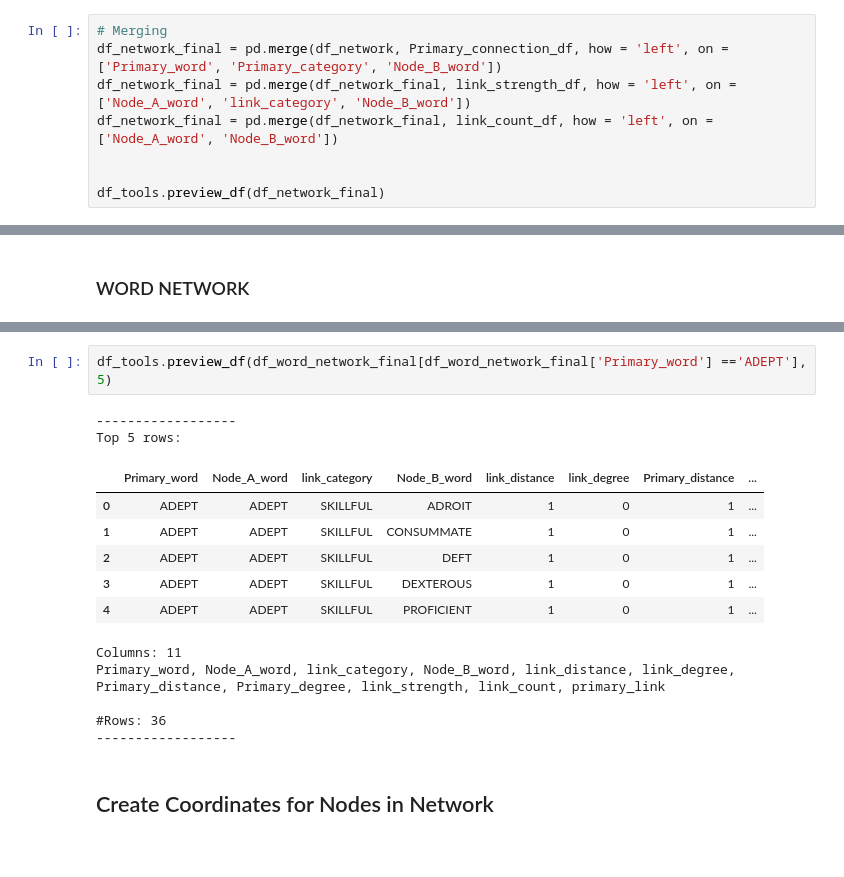
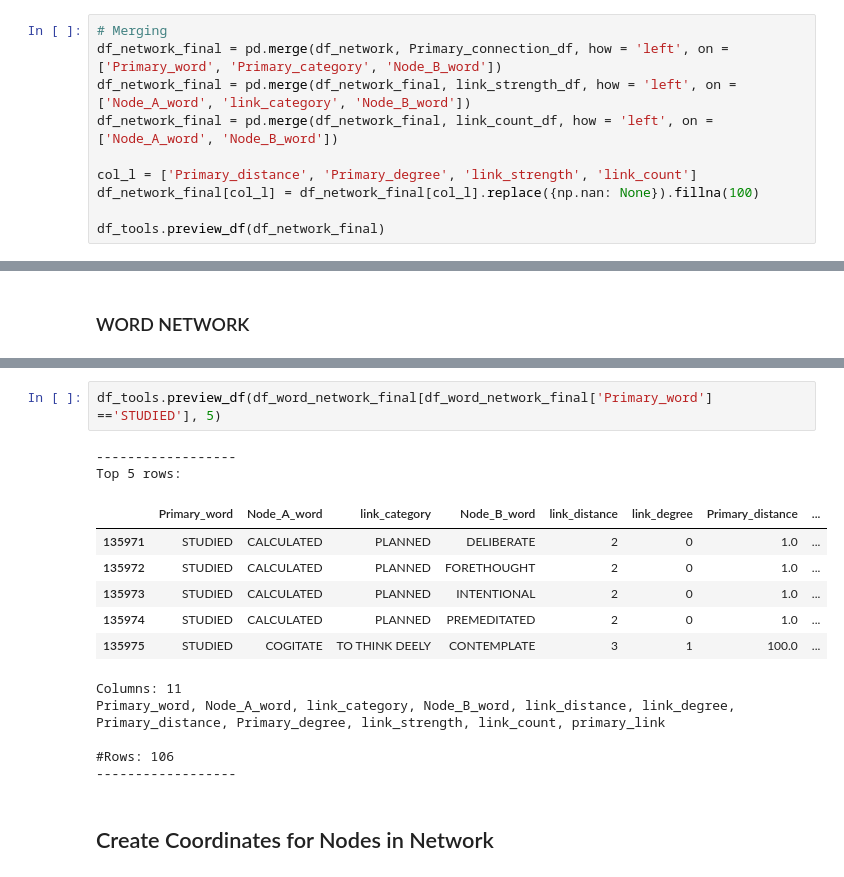
Before and after one commit to Prbn/GRE_WORD_NET, a Jupyter notebook: Code/Word_network_analysis.ipynb, the cells around one changed output, grey strips where cells are left out. Cells and saved outputs as stored; diff of their text form.

```diff
--- a/Code/Word_network_analysis.ipynb
+++ b/Code/Word_network_analysis.ipynb
@@ -476,6 +474,8 @@ df_network_final = pd.merge(df_network, Primary_connection_df, how = 'left', on
 df_network_final = pd.merge(df_network_final, link_strength_df, how = 'left', on = ['Node_A_word', 'link_category', 'Node_B_word'])
 df_network_final = pd.merge(df_network_final, link_count_df, how = 'left', on = ['Node_A_word', 'Node_B_word'])
 
+col_l = ['Primary_distance', 'Primary_degree', 'link_strength', 'link_count']
+df_network_final[col_l] = df_network_final[col_l].replace({np.nan: None}).fillna(100)
 
 df_tools.preview_df(df_network_final)
 # %% [output]
@@ -550,19 +550,19 @@ Primary_word, Node_A_word, link_category, Node_B_word, link_distance, link_degre
 ------------------
 # %%
-df_tools.preview_df(df_word_network_final[df_word_network_final['Primary_word'] =='ADEPT'], 5)
+df_tools.preview_df(df_word_network_final[df_word_network_final['Primary_word'] =='STUDIED'], 5)
 # %% [output]
 ------------------
 Top 5 rows:
 |  | Primary_word | Node_A_word | link_category | Node_B_word | link_distance | link_degree | Primary_distance | ... |
-| 0 | ADEPT | ADEPT | SKILLFUL | ADROIT | 1 | 0 | 1 | ... |
-| 1 | ADEPT | ADEPT | SKILLFUL | CONSUMMATE | 1 | 0 | 1 | ... |
-| 2 | ADEPT | ADEPT | SKILLFUL | DEFT | 1 | 0 | 1 | ... |
-| 3 | ADEPT | ADEPT | SKILLFUL | DEXTEROUS | 1 | 0 | 1 | ... |
-| 4 | ADEPT | ADEPT | SKILLFUL | PROFICIENT | 1 | 0 | 1 | ... |
+| 135971 | STUDIED | CALCULATED | PLANNED | DELIBERATE | 2 | 0 | 1.0 | ... |
+| 135972 | STUDIED | CALCULATED | PLANNED | FORETHOUGHT | 2 | 0 | 1.0 | ... |
+| 135973 | STUDIED | CALCULATED | PLANNED | INTENTIONAL | 2 | 0 | 1.0 | ... |
+| 135974 | STUDIED | CALCULATED | PLANNED | PREMEDITATED | 2 | 0 | 1.0 | ... |
+| 135975 | STUDIED | COGITATE | TO THINK DEELY | CONTEMPLATE | 3 | 1 | 100.0 | ... |
 Columns: 11
 Primary_word, Node_A_word, link_category, Node_B_word, link_distance, link_degree, Primary_distance, Primary_degree, link_strength, link_count, primary_link
 
-#Rows: 36
+#Rows: 106
 ------------------
 # %% [markdown]
 ## Create Coordinates for Nodes in Network
```
Also changed, not shown: parts of 24 cells of this notebook, 2 other files.
